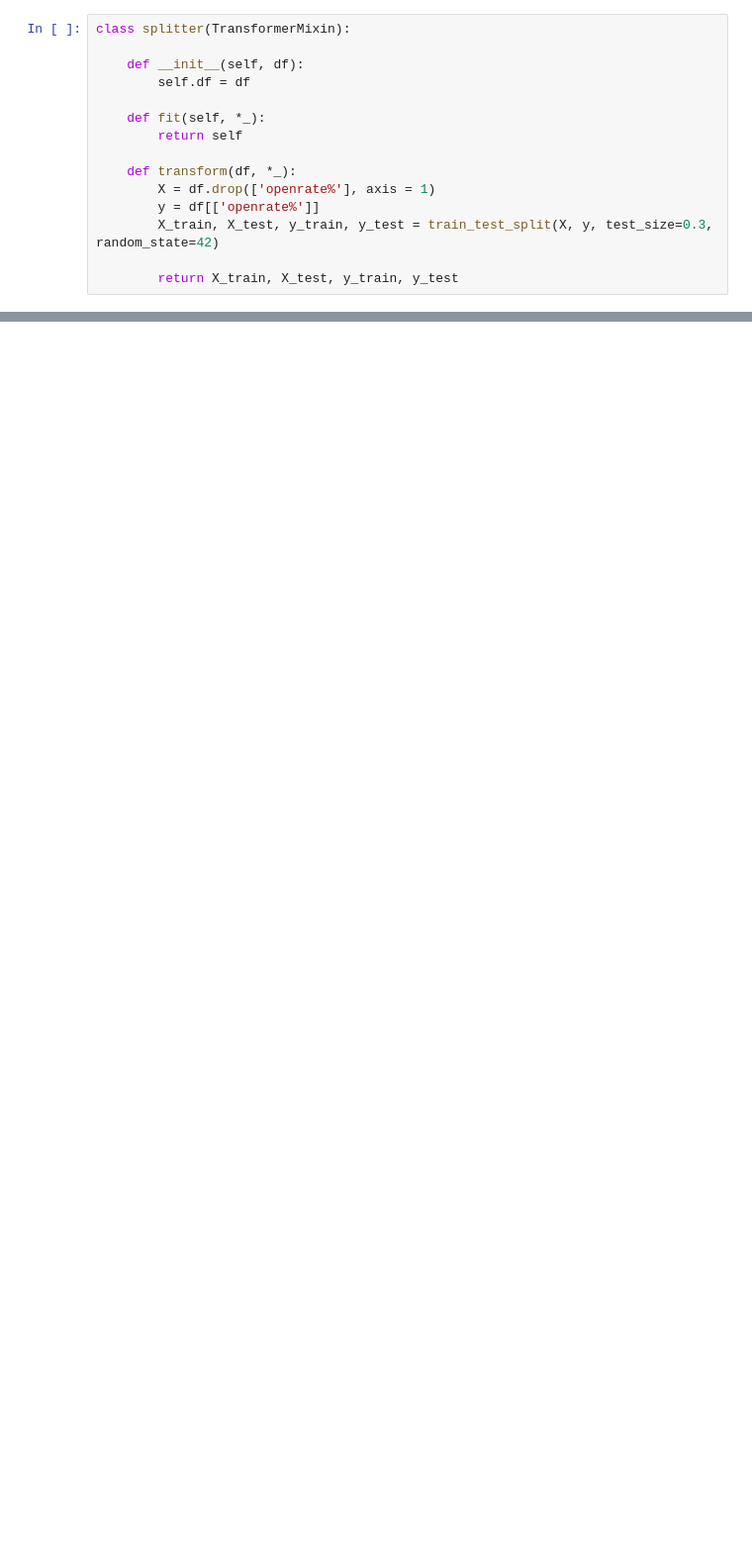
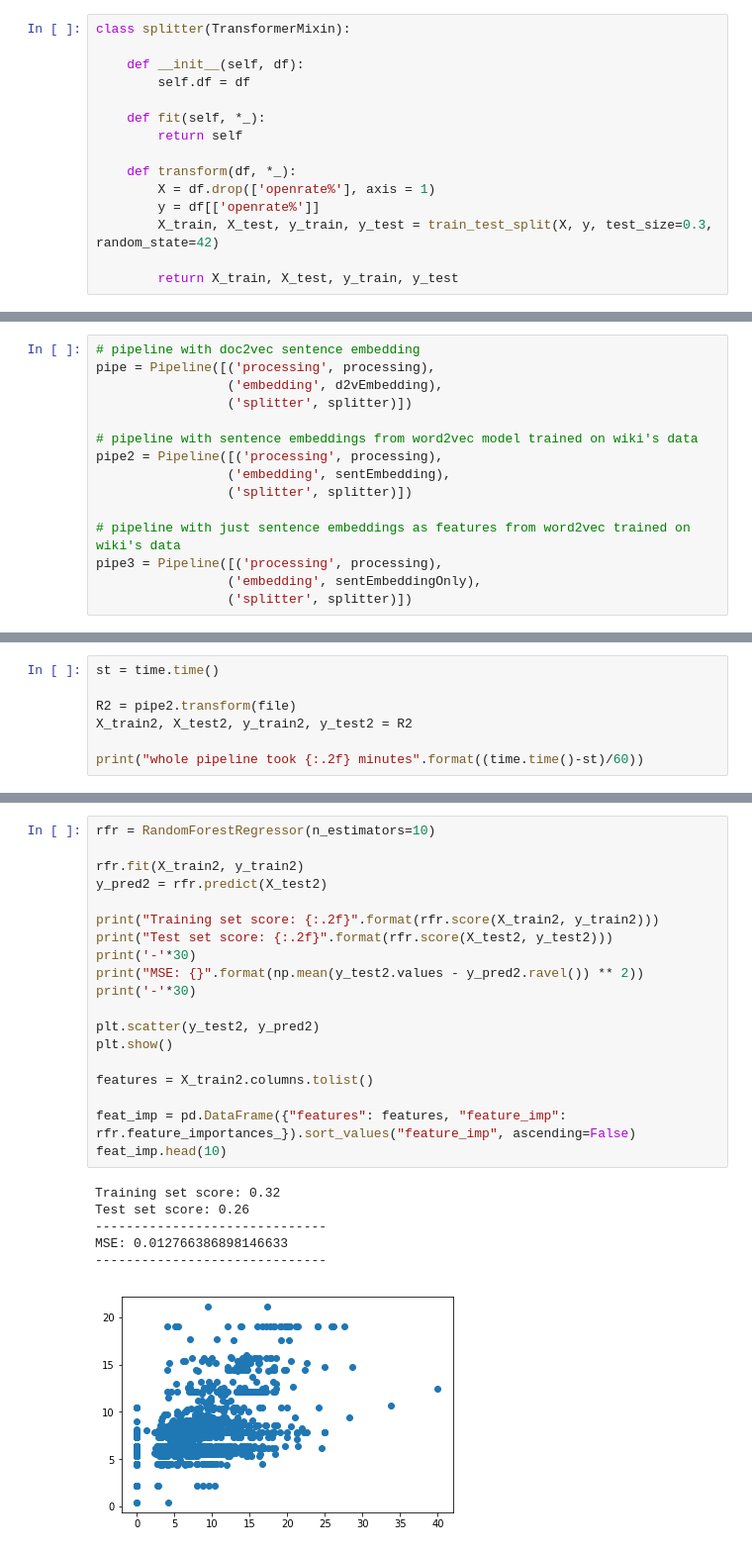
Before and after one commit to aman3loq/project_saral, a Jupyter notebook: SARAL_regressor.ipynb, the cells around one changed output, grey strips where cells are left out. Shown at 99% size. Drawn from its saved outputs; the diff is of its cells as text; blank space fills up the shorter version.

```diff
--- a/SARAL_regressor.ipynb
+++ b/SARAL_regressor.ipynb
@@ -199,0 +252,15 @@ print(y_test.shape)
+# %%
+# pipeline with doc2vec sentence embedding
+pipe = Pipeline([('processing', processing),
+                 ('embedding', d2vEmbedding),
+                 ('splitter', splitter)])
+
+# pipeline with sentence embeddings from word2vec model trained on wiki's data
+pipe2 = Pipeline([('processing', processing),
+                 ('embedding', sentEmbedding),
+                 ('splitter', splitter)])
+
+# pipeline with just sentence embeddings as features from word2vec trained on wiki's data
+pipe3 = Pipeline([('processing', processing),
+                 ('embedding', sentEmbeddingOnly),
+                 ('splitter', splitter)])
@@ -242,0 +327,7 @@ plt.show()
+# %%
+st = time.time()
+
+R2 = pipe2.transform(file)
+X_train2, X_test2, y_train2, y_test2 = R2
+
+print("whole pipeline took {:.2f} minutes".format((time.time()-st)/60))
@@ -242,0 +337,26 @@ plt.show()
+# %%
+rfr = RandomForestRegressor(n_estimators=10)
+
+rfr.fit(X_train2, y_train2)
+y_pred2 = rfr.predict(X_test2)
+
+print("Training set score: {:.2f}".format(rfr.score(X_train2, y_train2)))
+print("Test set score: {:.2f}".format(rfr.score(X_test2, y_test2)))
+print('-'*30)
+print("MSE: {}".format(np.mean(y_test2.values - y_pred2.ravel()) ** 2))
+print('-'*30)
+
+plt.scatter(y_test2, y_pred2)
+plt.show()
+
+features = X_train2.columns.tolist()
+
+feat_imp = pd.DataFrame({"features": features, "feature_imp": rfr.feature_importances_}).sort_values("feature_imp", ascending=False)
+feat_imp.head(10)
+# %% [output]
+Training set score: 0.32
+Test set score: 0.26
+------------------------------
+MSE: 0.012766386898146633
+------------------------------
+[figure, added]
```
Also changed, not shown: parts of 16 cells of this notebook.
